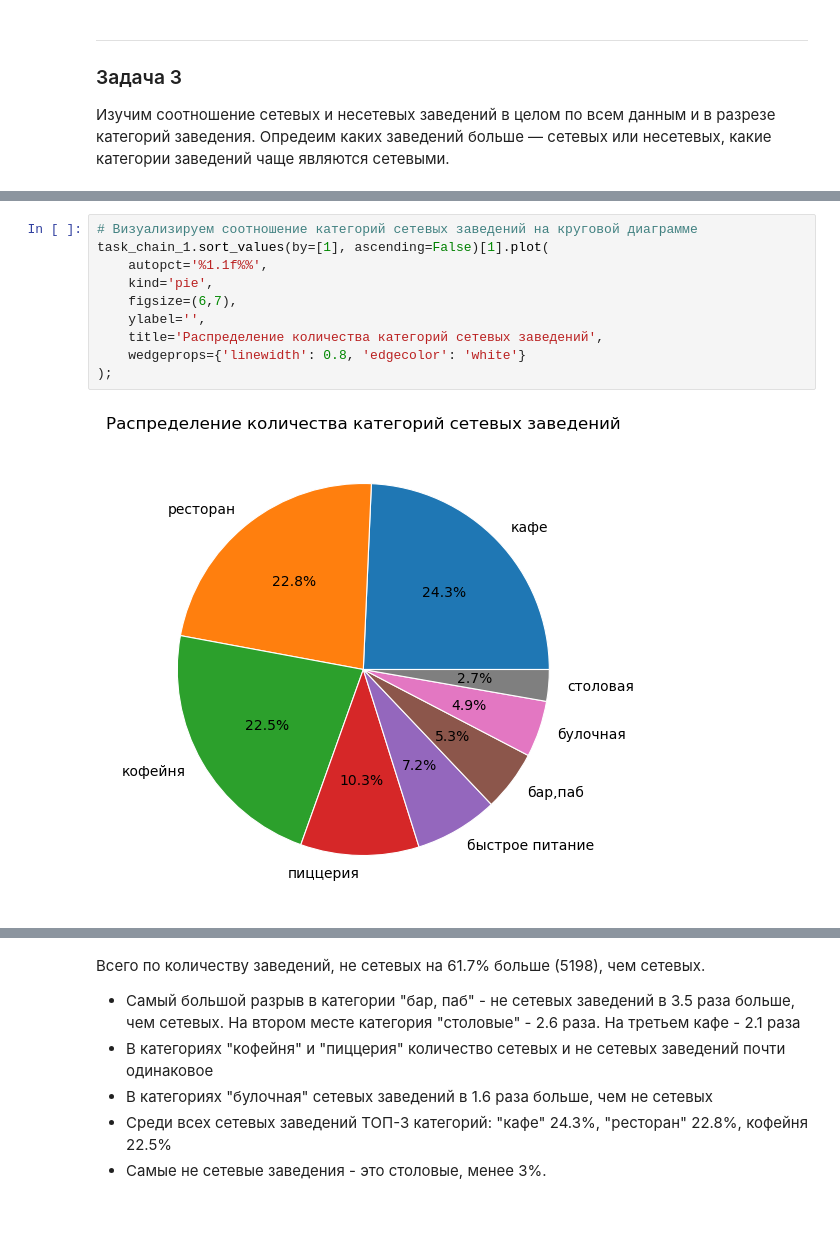
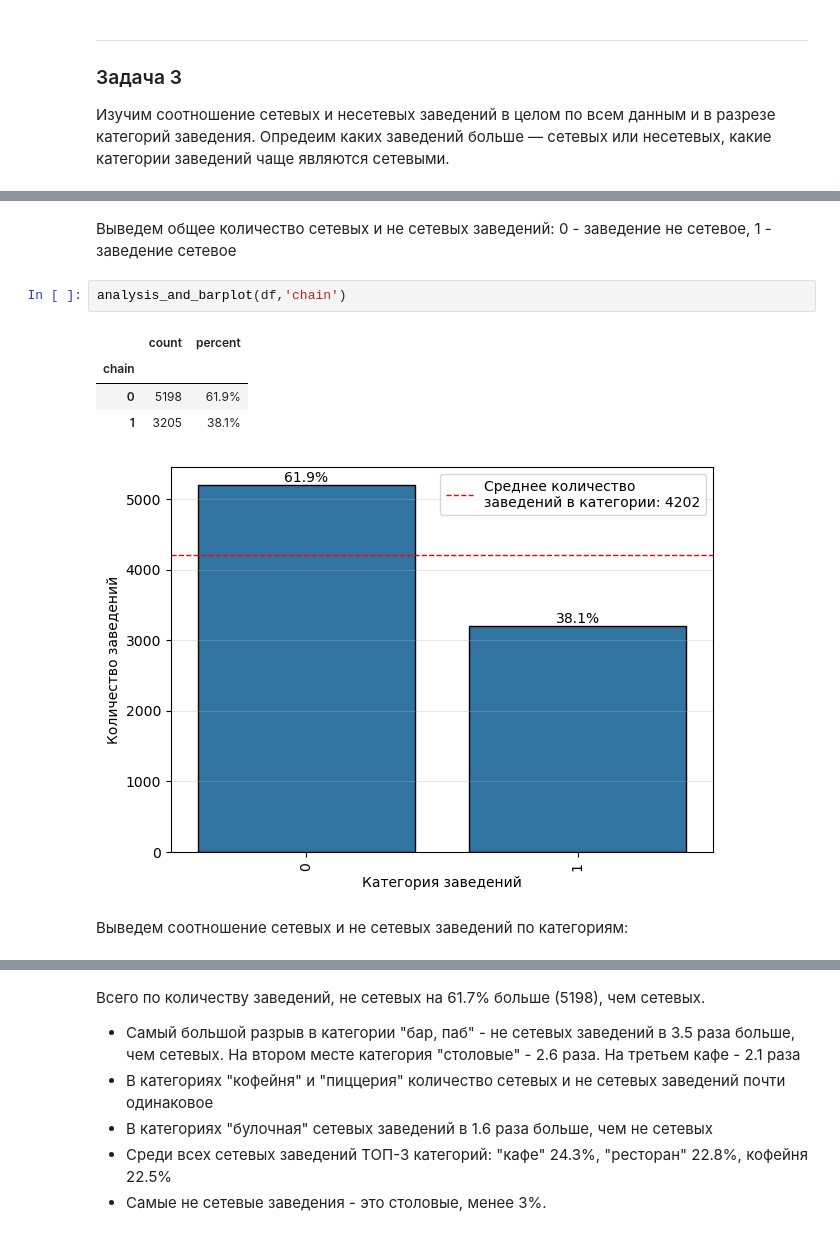
Before and after one commit to yageadvert/catering-msk, a Jupyter notebook: notebooks/catering_msk.ipynb, the cells around one changed output, grey strips where cells are left out. Saved outputs shown, nothing was run; the diff lists cells and outputs as text.

```diff
--- a/notebooks/catering_msk.ipynb
+++ b/notebooks/catering_msk.ipynb
@@ -674,12 +521,13 @@ task_chain_1.sort_values(by=[1], ascending=False)
-# %%
-# Визуализируем соотношение категорий сетевых заведений на круговой диаграмме
-task_chain_1.sort_values(by=[1], ascending=False)[1].plot(
-    autopct='%1.1f%%',
-    kind='pie',
-    figsize=(6,7),
-    ylabel='',
-    title='Распределение количества категорий сетевых заведений',
-    wedgeprops={'linewidth': 0.8, 'edgecolor': 'white'}
-);
-# %% [output]
-[figure, removed]
+# %% [markdown]
+Выведем общее количество сетевых и не сетевых заведений:
+0 - заведение не сетевое, 1 - заведение сетевое
+# %%
+analysis_and_barplot(df,'chain')
+# %% [output]
+|  | count | percent |
+| chain |  |  |
+| 0 | 5198 | 61.9% |
+| 1 | 3205 | 38.1% |
+[figure, added]
+# %% [markdown]
+Выведем соотношение сетевых и не сетевых заведений по категориям:
```
Also changed, not shown: parts of 74 cells of this notebook, 3 other files.
